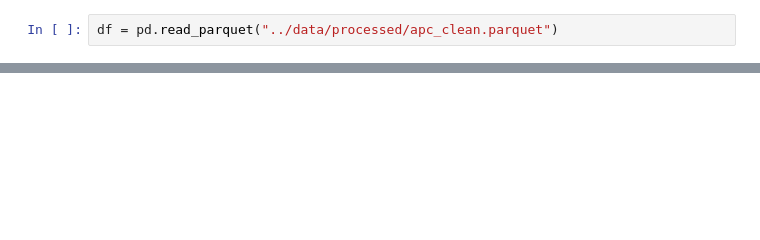
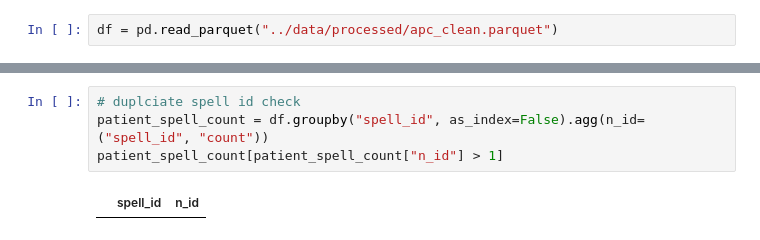
Before and after one commit to khizer-i/respiratory-admissions, a Jupyter notebook: notebooks/01_data_quality.ipynb, the cells around one changed output, grey strips where cells are left out. Cells and saved outputs as stored; diff of their text form; blank space fills up the shorter version.

```diff
--- a/notebooks/01_data_quality.ipynb
+++ b/notebooks/01_data_quality.ipynb
@@ -179,0 +231,6 @@ J00-J99
+# %%
+# duplciate spell id check
+patient_spell_count = df.groupby("spell_id", as_index=False).agg(n_id=("spell_id", "count"))
+patient_spell_count[patient_spell_count["n_id"] > 1]
+# %% [output]
+|  | spell_id | n_id |
```
Also changed, not shown: parts of 21 cells of this notebook, 3 other files.
